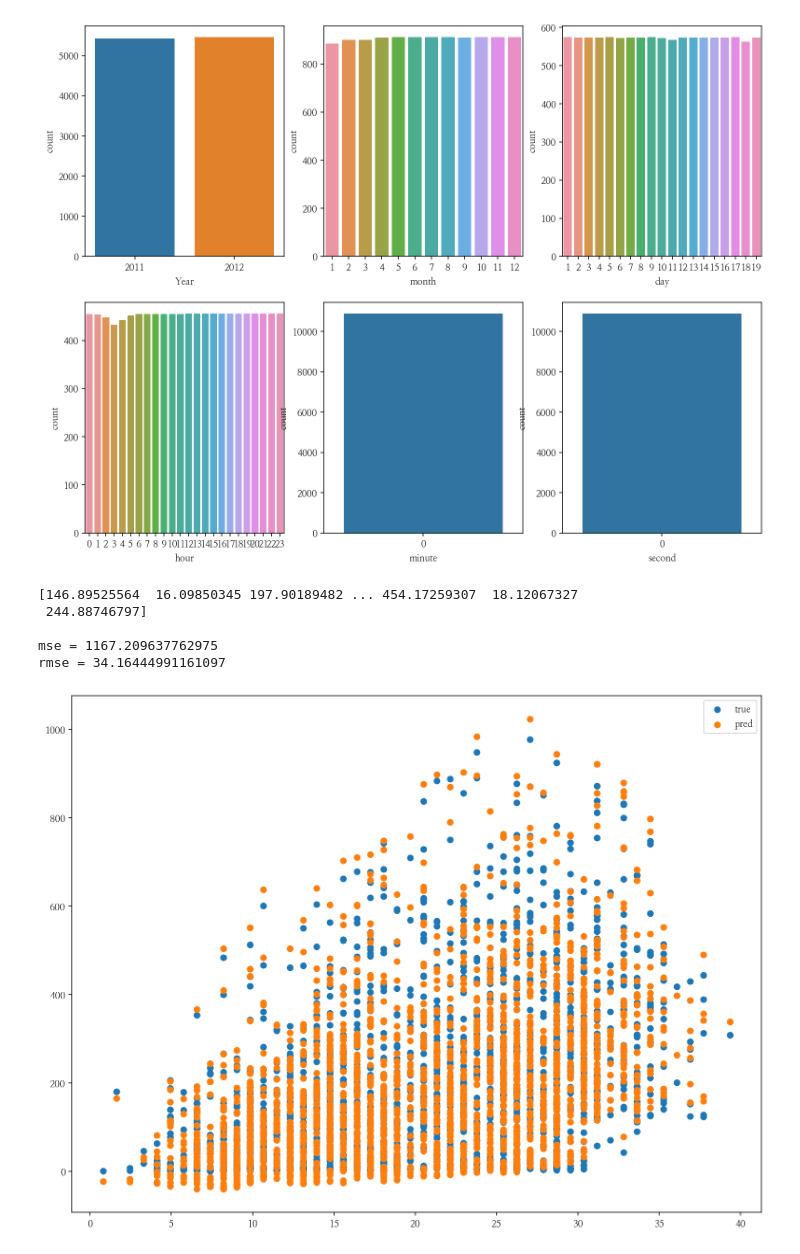
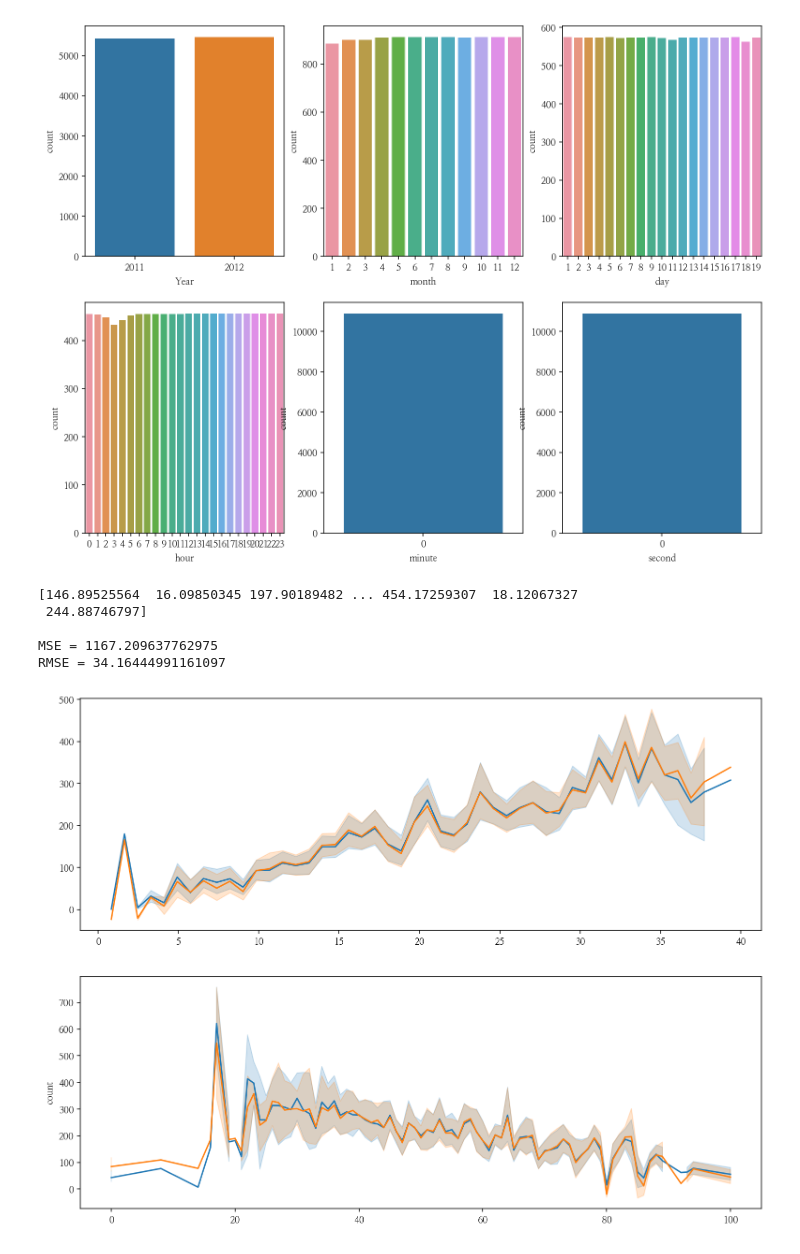
Before and after one commit to software1398/aiffel, a Jupyter notebook: E05.ipynb, the cells around one changed output. Drawn from its saved outputs; the diff is of its cells as text; code cells hidden in the pictures.

```diff
--- a/E05.ipynb
+++ b/E05.ipynb
@@ -200,23 +204,38 @@ print(predictions, end='\n\n')
 from sklearn.metrics import mean_squared_error
 
 mse = mean_squared_error(y_test, predictions)
-print('mse = {}\nrmse = {}'.format(mse, mse ** 0.5))
+print('MSE = {}\nRMSE = {}'.format(mse, mse ** 0.5))
 # %% [output]
 [146.89525564  16.09850345 197.90189482 ... 454.17259307  18.12067327
  244.88746797]
 
-mse = 1167.209637762975
-rmse = 34.16444991161097
+MSE = 1167.209637762975
+RMSE = 34.16444991161097
-# %%
-# 시각화하기
-
-fig2 = plt.figure(figsize=(13,10))
-# plt.scatter(X_test[:, 4], y_test, label="true")
-# plt.scatter(X_test[:, 4], predictions, label="pred")
-# plt.legend()
-
-sns.barplot()
-
-plt.show()
-# %% [output]
-[figure, removed]
+# %%
+# 시각화하기
+
+fig2 = plt.figure(figsize=(13,10))
+# 산점도 그래프
+# plt.scatter(X_test[:, 4], y_test, label="true")
+# plt.scatter(X_test[:, 4], predictions, label="pred")
+# plt.legend()
+
+# bar 그래프
+# bk1 = fig2.add_subplot(2, 1, 1)
+# bk1.bar(X_test[:, 4], predictions)
+# bk1.bar(X_test[:, 4], y_test)       # 주황색, 실제값
+# bk2 = fig2.add_subplot(2, 1, 2)
+# bk2.bar(X_test[:, 6], predictions)
+# bk2.bar(X_test[:, 6], y_test)
+
+lbk1 = fig2.add_subplot(2, 1, 1)
+sns.lineplot(X_test[:, 4], y_test)       # 주황색, 실제값
+sns.lineplot(X_test[:, 4], predictions)  # 파란색, 예측값
+lbk2 = fig2.add_subplot(2, 1, 2)
+sns.lineplot(X_test[:, 6], y_test)
+sns.lineplot(X_test[:, 6], predictions)
+
+plt.ylabel('count')
+plt.show()
+# %% [output]
+[figure, added]
```
Also changed, not shown: parts of 4 cells of this notebook.
